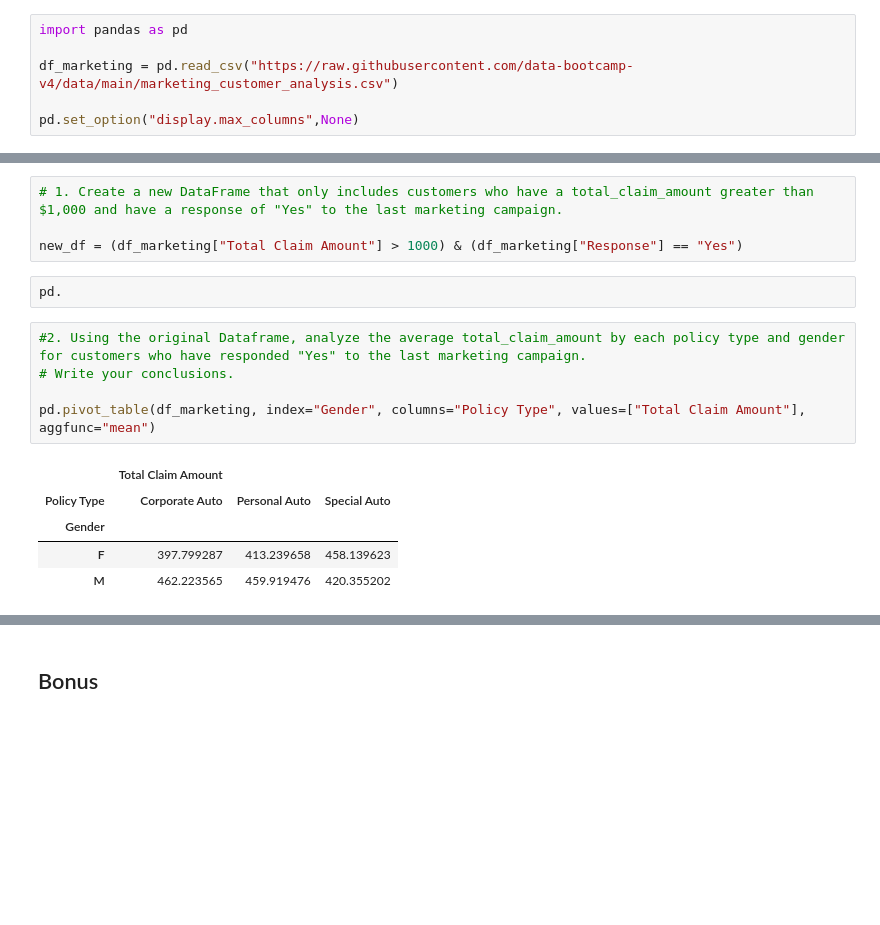
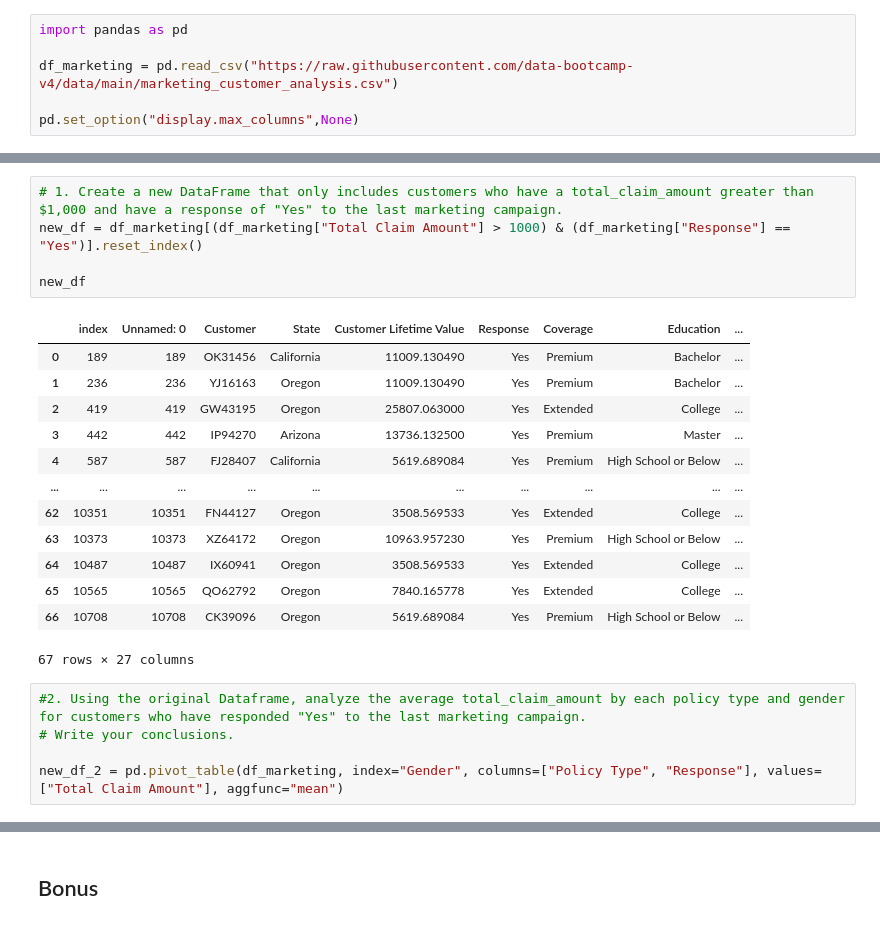
Before and after one commit to 125884236/lab-dw-data-aggregation-and-filtering, a Jupyter notebook: lab-dw-aggregating.ipynb, the cells around one changed output, grey strips where cells are left out. Cells and saved outputs as stored; diff of their text form; blank space fills up the shorter version.

```diff
--- a/lab-dw-aggregating.ipynb
+++ b/lab-dw-aggregating.ipynb
@@ -28,17 +30,24 @@ df_marketing.head(1)
 # %%
 # 1. Create a new DataFrame that only includes customers who have a total_claim_amount greater than $1,000 and have a response of "Yes" to the last marketing campaign.
+new_df = df_marketing[(df_marketing["Total Claim Amount"] > 1000) & (df_marketing["Response"] == "Yes")].reset_index()
 
-new_df = (df_marketing["Total Claim Amount"] > 1000) & (df_marketing["Response"] == "Yes")
+new_df
+# %% [output]
+|  | index | Unnamed: 0 | Customer | State | Customer Lifetime Value | Response | Coverage | Education | ... |
+| 0 | 189 | 189 | OK31456 | California | 11009.130490 | Yes | Premium | Bachelor | ... |
+| 1 | 236 | 236 | YJ16163 | Oregon | 11009.130490 | Yes | Premium | Bachelor | ... |
+| 2 | 419 | 419 | GW43195 | Oregon | 25807.063000 | Yes | Extended | College | ... |
+| 3 | 442 | 442 | IP94270 | Arizona | 13736.132500 | Yes | Premium | Master | ... |
+| 4 | 587 | 587 | FJ28407 | California | 5619.689084 | Yes | Premium | High School or Below | ... |
+| ... | ... | ... | ... | ... | ... | ... | ... | ... | ... |
+| 62 | 10351 | 10351 | FN44127 | Oregon | 3508.569533 | Yes | Extended | College | ... |
+| 63 | 10373 | 10373 | XZ64172 | Oregon | 10963.957230 | Yes | Premium | High School or Below | ... |
+| 64 | 10487 | 10487 | IX60941 | Oregon | 3508.569533 | Yes | Extended | College | ... |
+| 65 | 10565 | 10565 | QO62792 | Oregon | 7840.165778 | Yes | Extended | College | ... |
+| 66 | 10708 | 10708 | CK39096 | Oregon | 5619.689084 | Yes | Premium | High School or Below | ... |
+67 rows × 27 columns
-# %%
-pd.
 # %%
 #2. Using the original Dataframe, analyze the average total_claim_amount by each policy type and gender for customers who have responded "Yes" to the last marketing campaign.
 # Write your conclusions.
 
-pd.pivot_table(df_marketing, index="Gender", columns="Policy Type", values=["Total Claim Amount"], aggfunc="mean")
+new_df_2 = pd.pivot_table(df_marketing, index="Gender", columns=["Policy Type", "Response"], values=["Total Claim Amount"], aggfunc="mean")
-# %% [output]
-|  | Total Claim Amount |  |  |
-| Policy Type | Corporate Auto | Personal Auto | Special Auto |
-| Gender |  |  |  |
-| F | 397.799287 | 413.239658 | 458.139623 |
-| M | 462.223565 | 459.919476 | 420.355202 |
```
Also changed, not shown: parts of 10 cells of this notebook.
